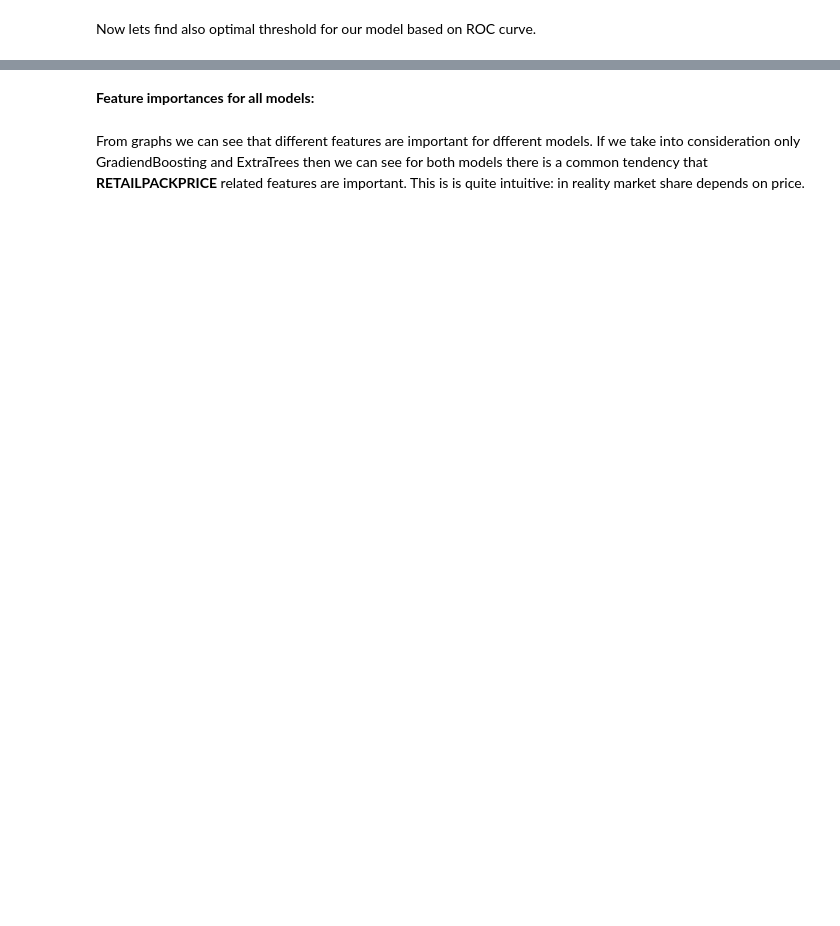
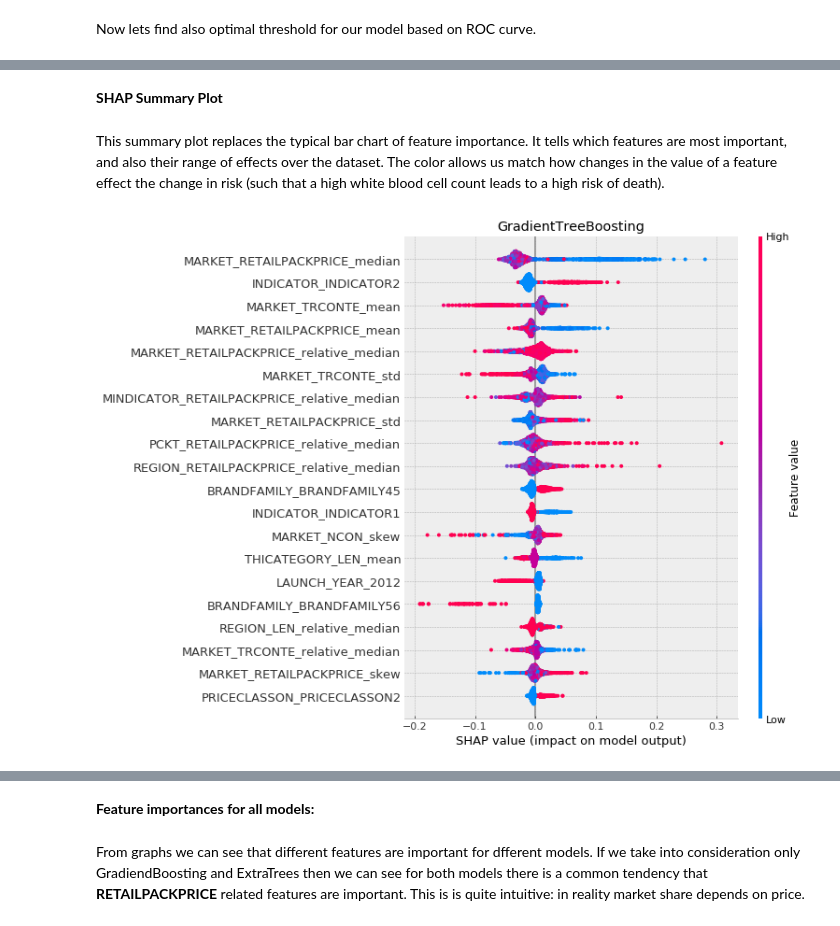
Before and after one commit to razmikmelikbekyan/market_share_prediction, a Jupyter notebook: MODELING.ipynb, the cells around one changed output, grey strips where cells are left out. Saved outputs shown, nothing was run; the diff lists cells and outputs as text; code cells hidden in the pictures; blank space fills up the shorter version.

```diff
--- a/MODELING.ipynb
+++ b/MODELING.ipynb
@@ -1038,3 +1072,8 @@ final_extratree = ExtraTreesRegressor(
 # %%
-final_lgb.fit(training_df.drop(columns='Market_Share'), training_df['Market_Share'])
-final_extratree.fit(training_df.drop(columns='Market_Share'), training_df['Market_Share']);
+X = training_df.drop(columns='Market_Share')
+
+final_extratree = ExtraTreesRegressor(**final_extratree_params)
+final_extratree.fit(X, training_df['Market_Share'])
+
+final_lgb = lgb.LGBMRegressor(**final_lgb_params)
+final_lgb.fit(X, training_df['Market_Share']);
@@ -1063,0 +1080,20 @@ initial_score_df.to_csv('score_data_predicted.csv')
+# %%
+# SHAP values for 2 models
+explainer_1 = shap.TreeExplainer(final_lgb)
+shap_values_1 = explainer_1.shap_values(X)
+
+# explainer_2 = shap.TreeExplainer(final_extratree)
+# shap_values_2 = explainer_2.shap_values(X)
+# %% [markdown]
+
+**SHAP Summary Plot**
+# %% [markdown]
+This summary plot replaces the typical bar chart of feature importance. It tells which features are most important, and also their range of effects over the dataset. The color allows us match how changes in the value of a feature effect the change in risk (such that a high white blood cell count leads to a high risk of death).
+# %%
+shap.summary_plot(shap_values_1, X, show=False)
+plt.title('GradientTreeBoosting')
+
+plt.savefig(os.path.join(plots_dir, 'GradientTreeBoosting_f_imp'), bbox_inches='tight')
+plt.show()
+# %% [output]
+[figure, added]
```
Also changed, not shown: parts of 70 cells of this notebook, 9 other files.
